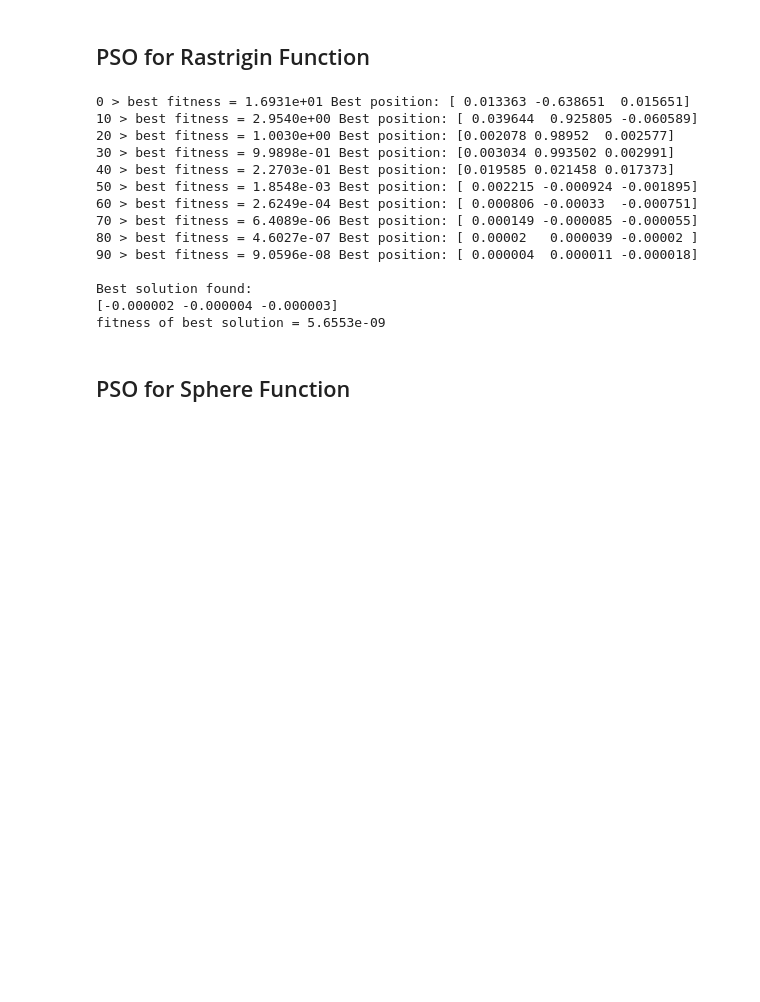
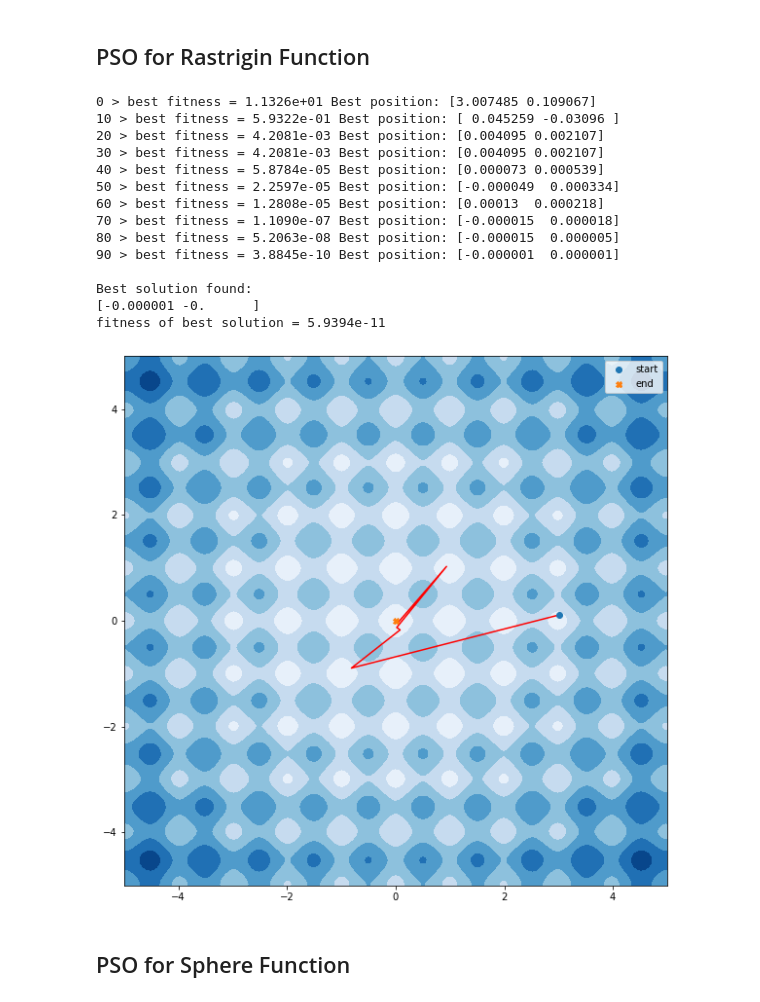
Before and after one commit to KeerthiPrabu/optimization-lab, a Jupyter notebook: 5 - Particle Swarm Optimization.ipynb, the cells around one changed output. Saved outputs shown, nothing was run; the diff lists cells and outputs as text; code cells hidden in the pictures; blank space fills up the shorter version.

Commit message:
added plots for PSO

```diff
--- a/5 - Particle Swarm Optimization.ipynb
+++ b/5 - Particle Swarm Optimization.ipynb
@@ -5,5 +7,6 @@
 # %%
 import numpy as np
+import matplotlib.pyplot as plt
 
 class Particle:
     def __init__(self, fitness, dim, minx, maxx, seed):
@@ -29,6 +32,9 @@ def pso(fitness, max_iter, n, dim, minx, maxx, w, c1, c2):
     best_particle = min(swarm,key=lambda x: x.fitness)
     swarm_best_pos = np.copy(best_particle.pos)
     swarm_best_fitness  = best_particle.fitness
+
+    # for tracking the best position
+    swarm_best_pos_track = [swarm_best_pos]
 
     # main loop of pso
     for iter in range(max_iter):
@@ -64,11 +70,28 @@ def pso(fitness, max_iter, n, dim, minx, maxx, w, c1, c2):
                 swarm_best_fitness = particle.fitness
                 swarm_best_pos = np.copy(particle.pos)
 
+                # adding the best postion
+                swarm_best_pos_track.append(swarm_best_pos)
+
     print("\nBest solution found:")
     print(swarm_best_pos)
     print(f"fitness of best solution = {swarm_best_fitness:.4e}")
 
-    return swarm_best_pos
+    return swarm_best_pos, swarm_best_pos_track
+# %%
+def plot_optimization(fitness,minx,maxx,best_pos_track):
+    x = np.linspace(minx,maxx,500)
+    X1,X2 = np.meshgrid(x,x)
+    X = np.dstack([X1,X2])
+    Y = np.apply_along_axis(fitness,-1,X)
+    plt.figure(figsize=(10,10))
+    plt.contourf(X1,X2,Y,cmap="Blues")
+    x,y = np.array(best_pos_track).T
+    plt.plot(x,y,"r")
+    plt.plot(*best_pos_track[0],"o",label="start")
+    plt.plot(*best_pos_track[-1],"X",label="end")
+    plt.legend()
+    plt.show()
 # %%
 np.set_printoptions(precision=6,suppress=True)
 
@@ -77,9 +100,10 @@ w = 0.729 # inertia
 c1 = 1.49445 # cognitive (particle)
 c2 = 1.49445 # social (swarm)
 
-dim = 3
-num_particles = 200
+dim = 2
+num_particles = 50
 max_iter = 100
+minx, maxx = -10.0, 10.0
 # %% [markdown]
 ## PSO for Rastrigin Function
 # %%
@@ -87,22 +111,26 @@ def fitness_rastrigin(x):
     x = np.array(x)
     return 10*x.shape[0] + np.sum(x**2 - 10 * np.cos(2*np.pi*x))
 
-best_position = pso(fitness_rastrigin, max_iter, num_particles, dim, -10.0, 10.0, w,c1,c2)
+best_position,best_pos_track = pso(fitness_rastrigin, max_iter, num_particles, dim,minx ,maxx, w,c1,c2)
 # %% [output]
-0 > best fitness = 1.6931e+01 Best position: [ 0.013363 -0.638651  0.015651]
-10 > best fitness = 2.9540e+00 Best position: [ 0.039644  0.925805 -0.060589]
-20 > best fitness = 1.0030e+00 Best position: [0.002078 0.98952  0.002577]
-30 > best fitness = 9.9898e-01 Best position: [0.003034 0.993502 0.002991]
-40 > best fitness = 2.2703e-01 Best position: [0.019585 0.021458 0.017373]
-50 > best fitness = 1.8548e-03 Best position: [ 0.002215 -0.000924 -0.001895]
-60 > best fitness = 2.6249e-04 Best position: [ 0.000806 -0.00033  -0.000751]
-70 > best fitness = 6.4089e-06 Best position: [ 0.000149 -0.000085 -0.000055]
-80 > best fitness = 4.6027e-07 Best position: [ 0.00002   0.000039 -0.00002 ]
-90 > best fitness = 9.0596e-08 Best position: [ 0.000004  0.000011 -0.000018]
+0 > best fitness = 1.1326e+01 Best position: [3.007485 0.109067]
+10 > best fitness = 5.9322e-01 Best position: [ 0.045259 -0.03096 ]
+20 > best fitness = 4.2081e-03 Best position: [0.004095 0.002107]
+30 > best fitness = 4.2081e-03 Best position: [0.004095 0.002107]
+40 > best fitness = 5.8784e-05 Best position: [0.000073 0.000539]
+50 > best fitness = 2.2597e-05 Best position: [-0.000049  0.000334]
+60 > best fitness = 1.2808e-05 Best position: [0.00013  0.000218]
+70 > best fitness = 1.1090e-07 Best position: [-0.000015  0.000018]
+80 > best fitness = 5.2063e-08 Best position: [-0.000015  0.000005]
+90 > best fitness = 3.8845e-10 Best position: [-0.000001  0.000001]
 
 Best solution found:
-[-0.000002 -0.000004 -0.000003]
-fitness of best solution = 5.6553e-09
+[-0.000001 -0.      ]
+fitness of best solution = 5.9394e-11
+# %%
+plot_optimization(fitness_rastrigin,-5,5,best_pos_track)
+# %% [output]
+[figure, added]
 # %% [markdown]
 ## PSO for Sphere Function
 # %%
```
Also changed, not shown: parts of 3 cells of this notebook.
